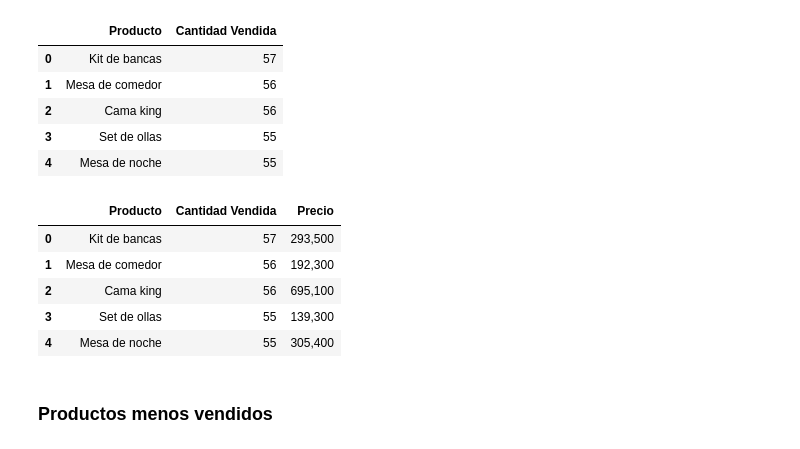
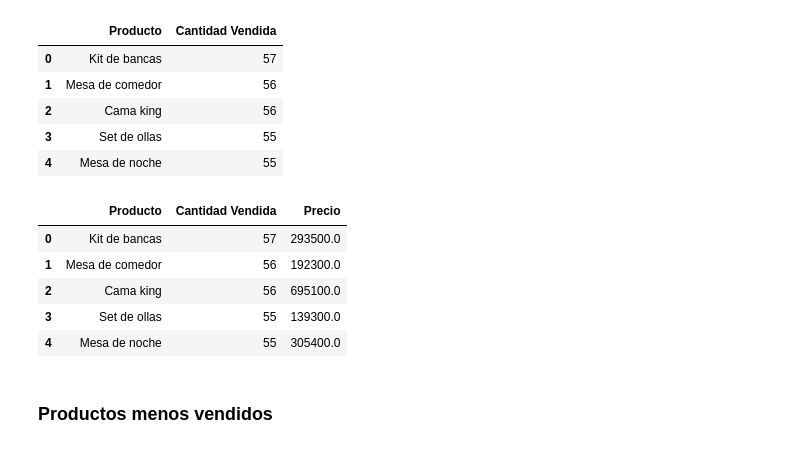
Before and after one commit to ValentinaQuinteroC/ALURA_STORE1, a Jupyter notebook: AluraStoreLatam.ipynb, the cells around one changed output. Saved outputs shown, nothing was run; the diff lists cells and outputs as text; code cells hidden in the pictures.

```diff
--- a/AluraStoreLatam.ipynb
+++ b/AluraStoreLatam.ipynb
@@ -721,19 +721,19 @@ df_top_5_productos3
 | 3 | Set de ollas | 55 |
 | 4 | Mesa de noche | 55 |
 # %%
-ventas_productos3 = df_top_5_productos3.merge(
+ventas_productos3_precios = df_top_5_productos3.merge(
     tienda[["Producto", "Precio"]].drop_duplicates("Producto"),
     on="Producto",
     how="left"
 )
-ventas_productos3.head()
+ventas_productos3_precios.head()
 # %% [output]
 |  | Producto | Cantidad Vendida | Precio |
-| 0 | Kit de bancas | 57 | 293,500 |
-| 1 | Mesa de comedor | 56 | 192,300 |
-| 2 | Cama king | 56 | 695,100 |
-| 3 | Set de ollas | 55 | 139,300 |
-| 4 | Mesa de noche | 55 | 305,400 |
+| 0 | Kit de bancas | 57 | 293500.0 |
+| 1 | Mesa de comedor | 56 | 192300.0 |
+| 2 | Cama king | 56 | 695100.0 |
+| 3 | Set de ollas | 55 | 139300.0 |
+| 4 | Mesa de noche | 55 | 305400.0 |
 # %% [markdown]
 ### Productos menos vendidos
 # %%
```
Also changed, not shown: parts of 26 cells of this notebook.
